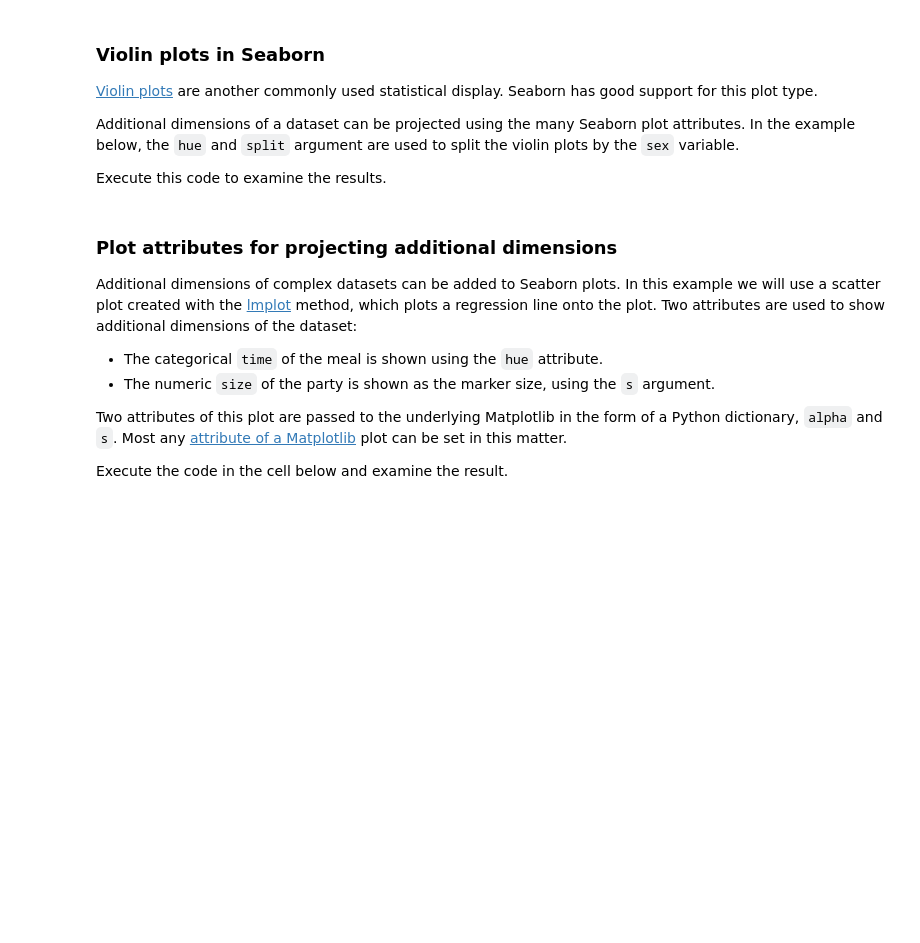
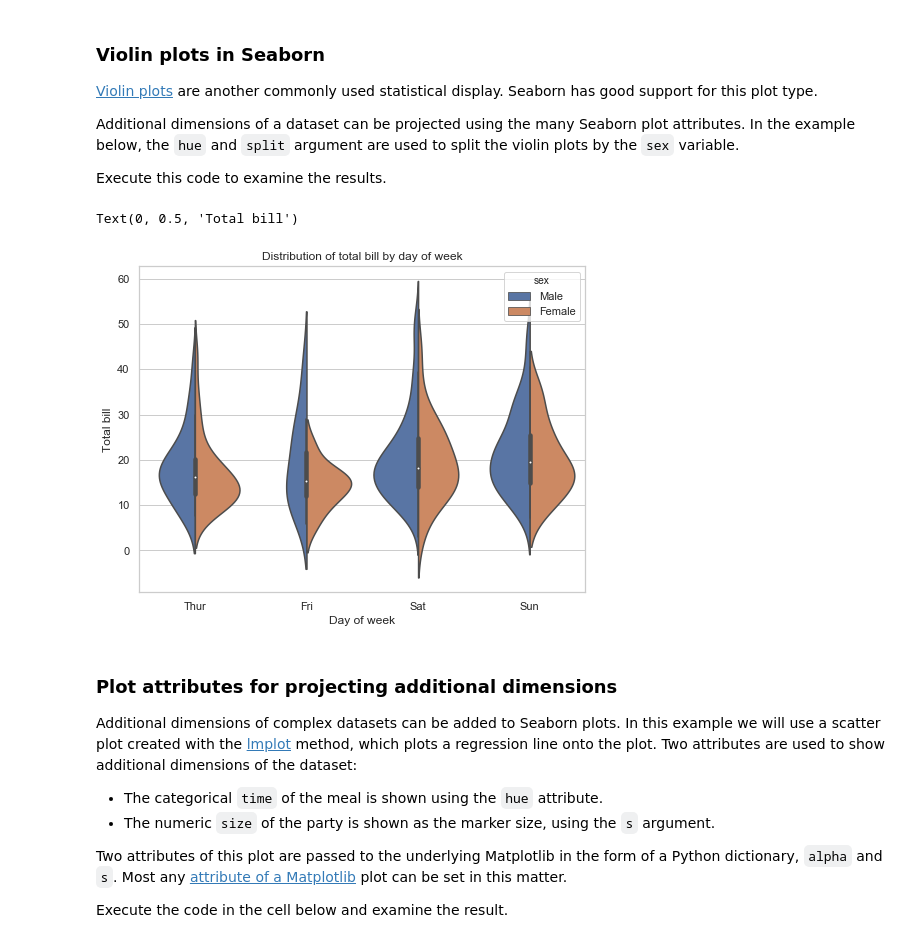
Before and after one commit to StephenElston/SDSS2019VisualizatonW_Python, a Jupyter notebook: DataVisualizationW_Python.ipynb, the cells around one changed output. Drawn from its saved outputs; the diff is of its cells as text; code cells hidden in the pictures; blank space fills up the shorter version.

```diff
--- a/DataVisualizationW_Python.ipynb
+++ b/DataVisualizationW_Python.ipynb
@@ -228,13 +280,16 @@ Additional dimensions of a dataset can be projected using the many Seaborn plot
 
 Execute this code to examine the results.
 # %%
-fig = plt.figure(figsize=(8,8)) # define plot area
+fig = plt.figure(figsize=(8,6)) # define plot area
 ax = fig.gca() # define axis
 sns.set(style="whitegrid")
 sns.violinplot(x = 'day', y = "total_bill", hue = 'sex', split = True, data = tips, ax = ax)
 ax.set_title('Distribution of total bill by day of week') # Give the plot a main title
 ax.set_xlabel('Day of week') # Set text for the x axis
 ax.set_ylabel('Total bill')# Set text for y axis
+# %% [output]
+Text(0, 0.5, 'Total bill')
+[figure, added]
 # %% [markdown]
 ### Plot attributes for projecting additional dimensions
 
```
Also changed, not shown: parts of 14 cells of this notebook, 2 other files.
